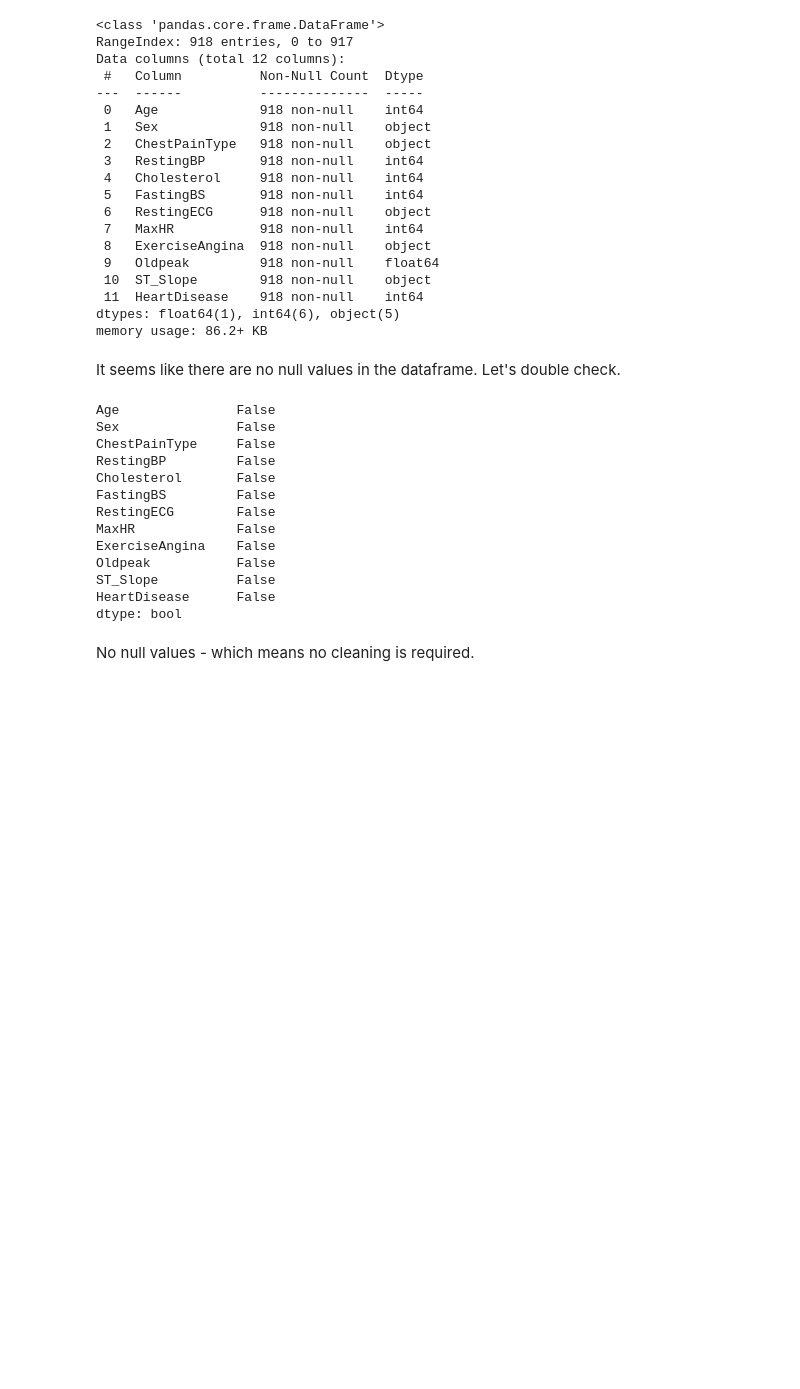
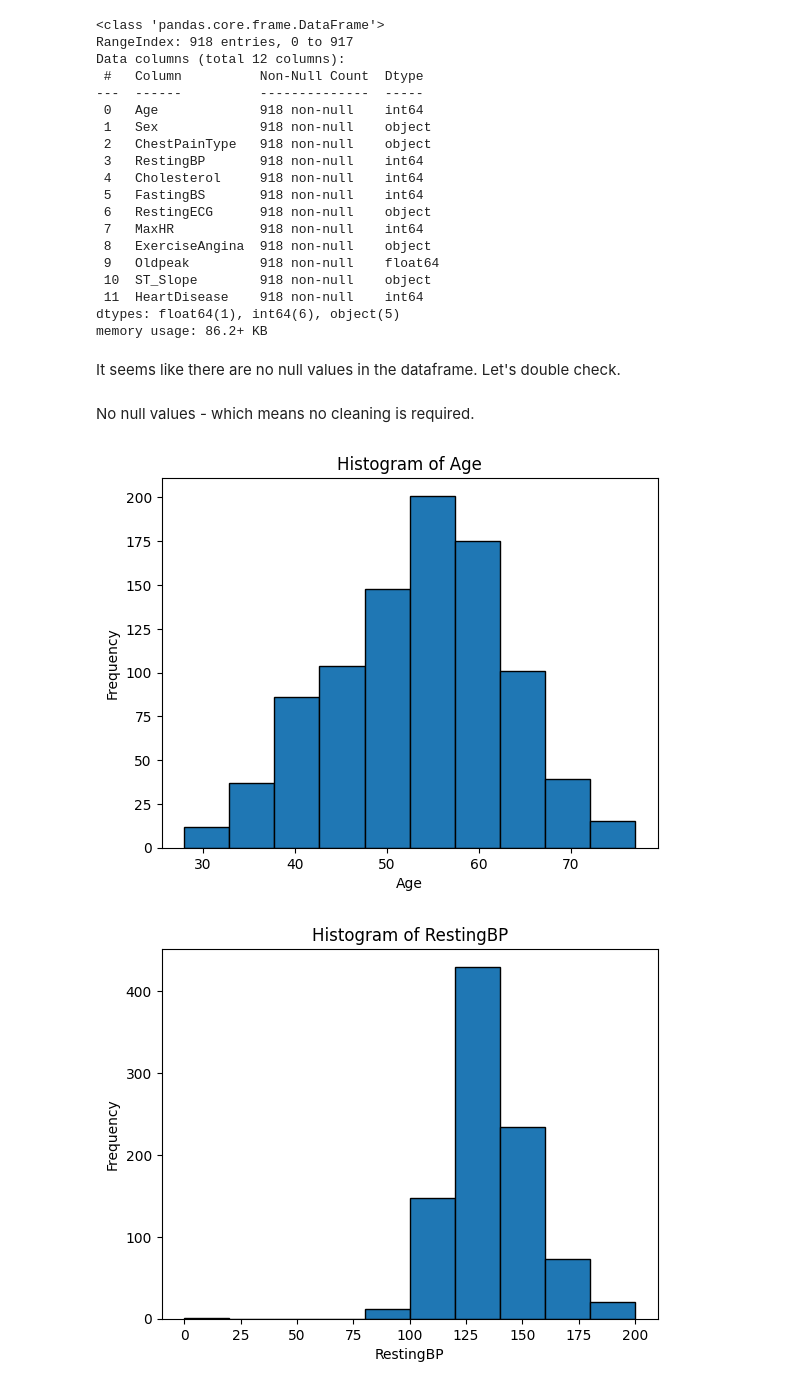
Before and after one commit to samyamaryal/Heart-Disease-Prediction, a Jupyter notebook: code/analysis.ipynb, the cells around one changed output. Cells and saved outputs as stored; diff of their text form; code cells hidden in the pictures; blank space fills up the shorter version.

Commit message:
Signed-off-by: bit-nk <nirvikkc@gmail.com> Completed analysis.ipynb for numerical histogram, categorical plot and numerical correlation

```diff
--- a/code/analysis.ipynb
+++ b/code/analysis.ipynb
@@ -17,5 +9,5 @@ CODE_PATH = f'{ROOT}/code'
 # %%
 # Read dataset
 # Info and describe
-data = pd.read_csv(f'{DATA_PATH}/heart.csv')
+data = pd.read_csv(f'/content/heart.csv')
 data.head()
@@ -52,19 +37,5 @@ memory usage: 86.2+ KB
 It seems like there are no null values in the dataframe. Let's double check.
 # %%
 data.isna().any()
-# %% [output]
-Age               False
-Sex               False
-ChestPainType     False
-RestingBP         False
-Cholesterol       False
-FastingBS         False
-RestingECG        False
-MaxHR             False
-ExerciseAngina    False
-Oldpeak           False
-ST_Slope          False
-HeartDisease      False
-dtype: bool
 # %% [markdown]
 No null values - which means no cleaning is required.
@@ -73,0 +42,16 @@ No null values - which means no cleaning is required.
+# %%
+# histogram for numeric data
+
+numerical_columns = data.select_dtypes(include=['int64']).columns
+
+# loop to create histogram for the selected columns
+for col in numerical_columns:
+  plt.figure()
+  plt.hist(data[col], bins=10, edgecolor='black')
+  plt.title(f'Histogram of {col}')
+  plt.xlabel(col)
+  plt.ylabel('Frequency')
+  plt.show()
+# %% [output]
+[figure, added]
+[figure, added]
```
Also changed, not shown: parts of 7 cells of this notebook.
